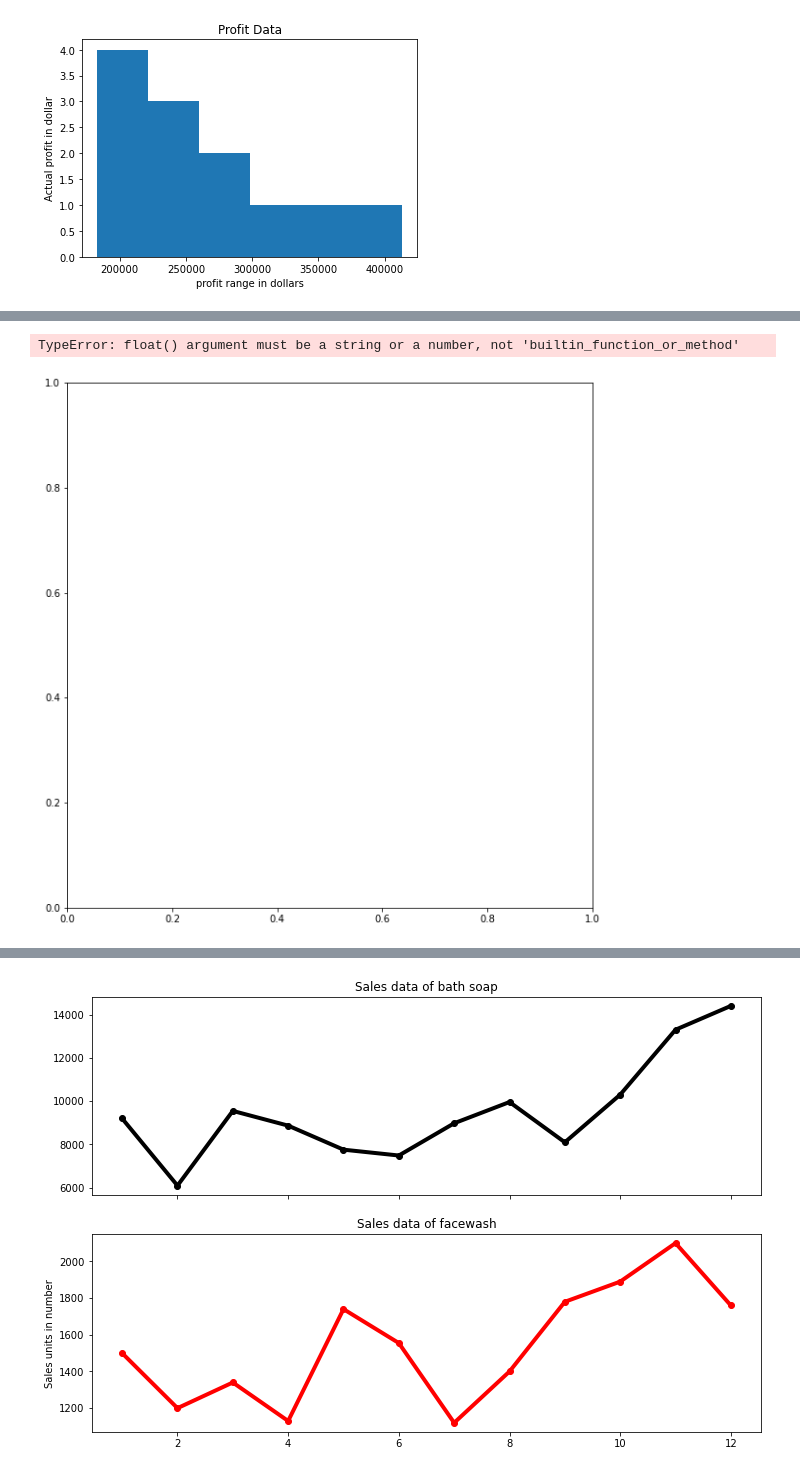
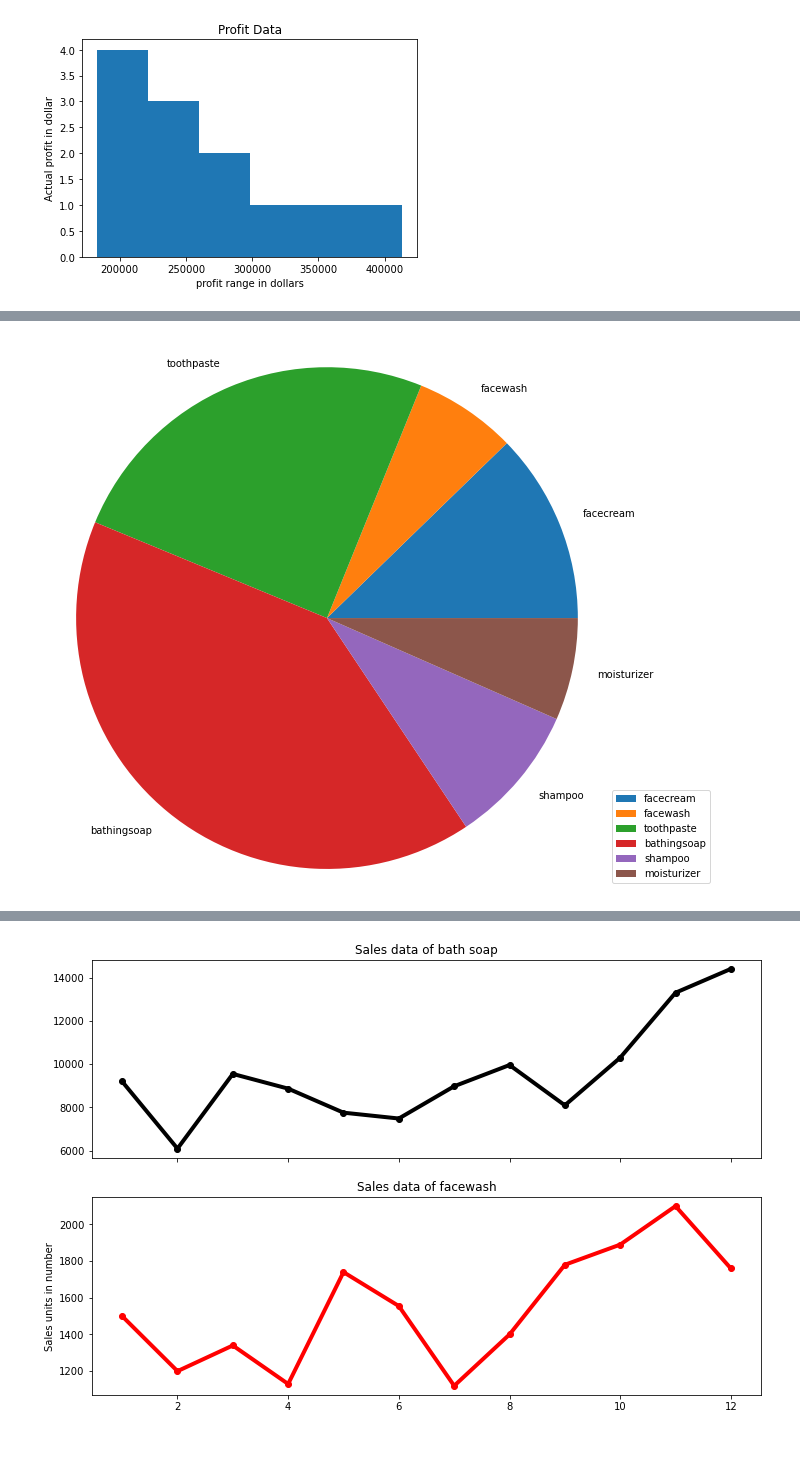
Before and after one commit to mshahiq/AI-DS-Exercises, a Jupyter notebook: Chapter 1/8. Matplotlib/Matplotlib_exercises.ipynb, the cells around one changed output, grey strips where cells are left out. Saved outputs shown, nothing was run; the diff lists cells and outputs as text; code cells hidden in the pictures; blank space fills up the shorter version.

Commit message:
complete-Matplotlibexercise

```diff
--- a/Chapter 1/8. Matplotlib/Matplotlib_exercises.ipynb
+++ b/Chapter 1/8. Matplotlib/Matplotlib_exercises.ipynb
@@ -193,23 +193,19 @@ The Pie chart should look like this:
 ![image.png](attachment:image.png)
 # %%
 # Write your code here
-url = 'D:/AI-Course/AI-DS-Exercises/AI-DS-Exercises/Chapter 1/8. Matplotlib/company_sales_data.csv'
 
-data = pd.read_csv(url)
-
-df = pd.DataFrame(data)
-
-pie_label=data.drop(['total_units','total_profit','month_number'],axis = 1).sum(axis=0,skipna=True).keys().tolist
-pie_values=data.drop(['total_units','total_profit','month_number'],axis = 1).sum(axis=0,skipna=True).values.tolist
+pie_labels=data.drop(['month_number','total_units','total_profit'],axis = 1).sum(axis=0,skipna=True).keys().tolist()
+pie_value=data.drop(['month_number','total_units','total_profit'],axis = 1).sum(axis=0,skipna=True).values.tolist()
 
 fig, ax = plt.subplots(figsize=(10,10))
-ax.pie(pie_values, labels=pie_label)
+ax.pie(pie_value, labels=pie_labels)
+ax.axis('equal')
 
-ax.legend(loc='lower right', bbox_to_anchor=(1.5,0.0))
+ax.legend(loc='lower right', bbox_to_anchor=(1.2,0.0))
+
 plt.show()
 # %% [output]
-TypeError: float() argument must be a string or a number, not 'builtin_function_or_method'
-[figure, old version]
+[figure, new version]
 # %% [markdown]
 ### Exercise 9: Read the Bathing soap facewash of all months and display it using the Subplot.
 The Subplot should look like this:
```
Also changed, not shown: parts of 2 cells of this notebook.
